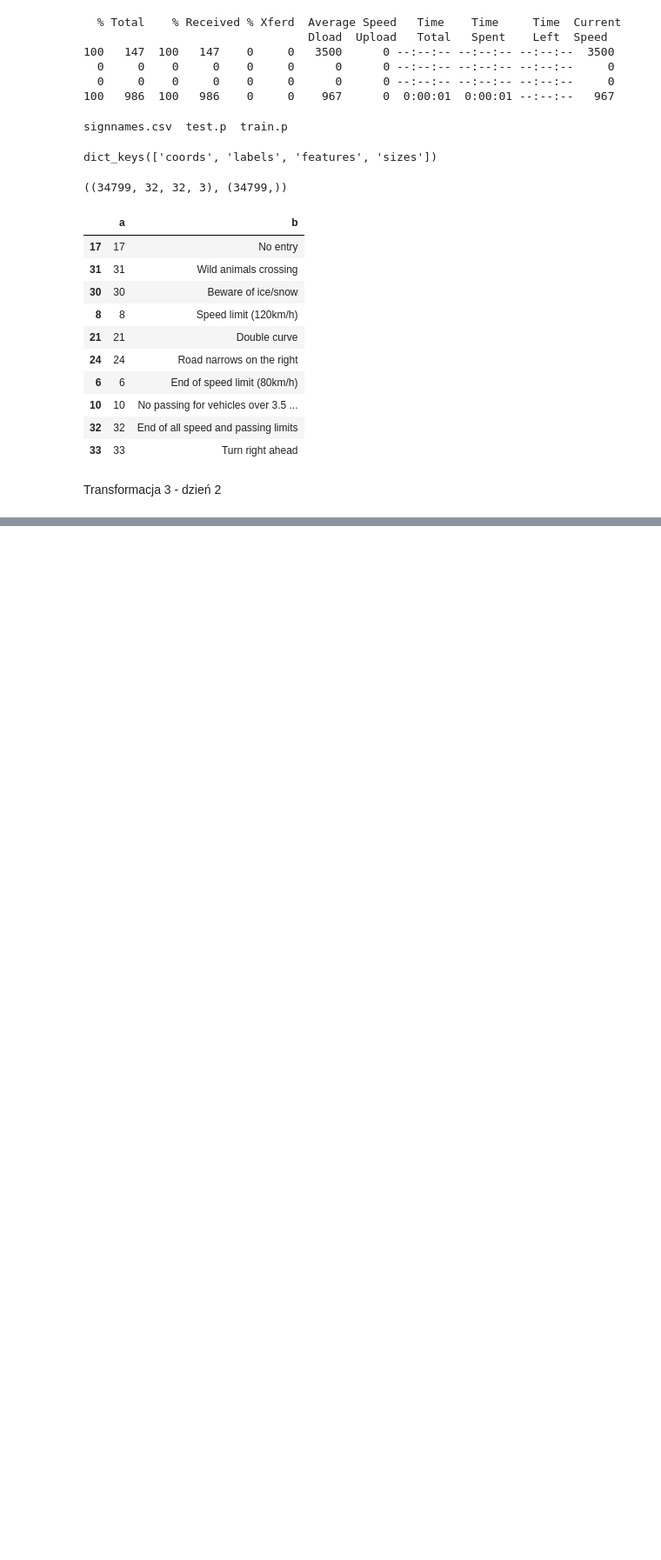
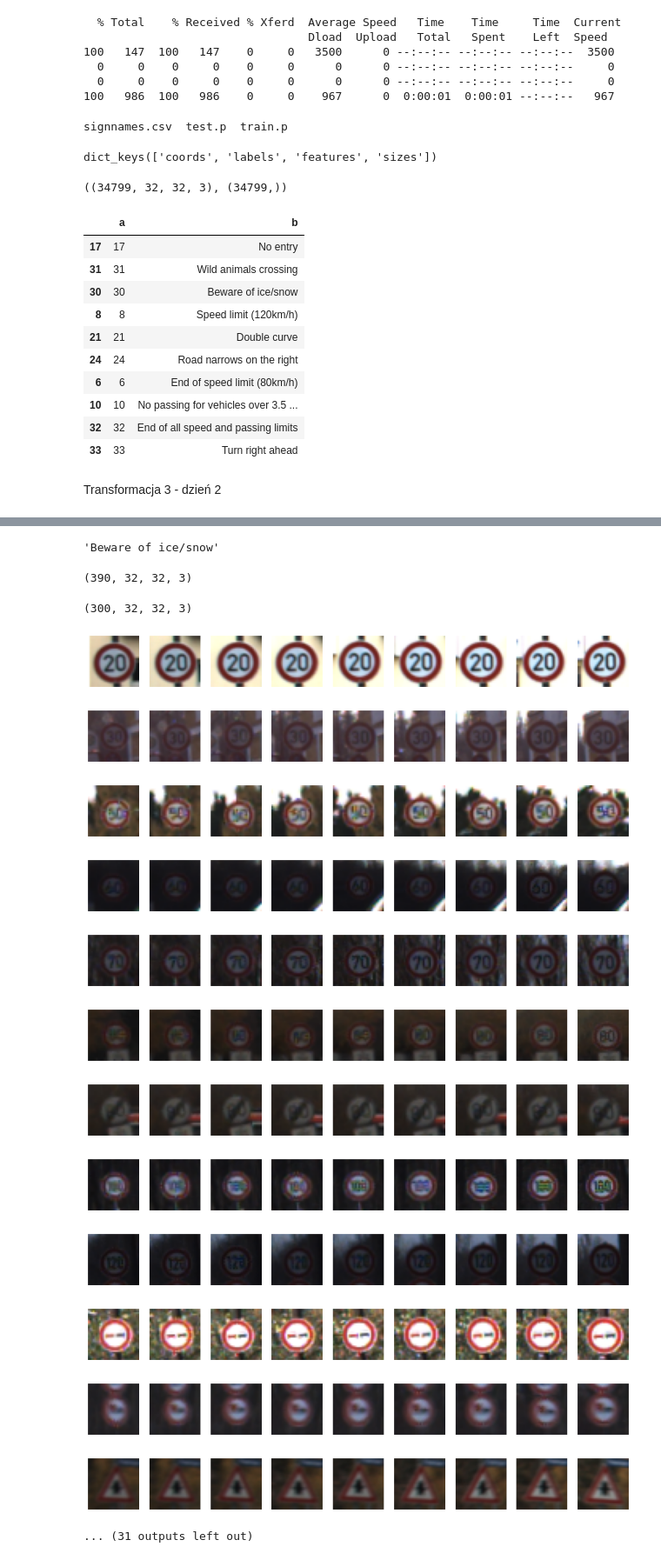
Before and after one commit to SebastianMichalMaciejewski/dw_matrix_road, a Jupyter notebook: day1_2.ipynb, the cells around one changed output, grey strips where cells are left out. Shown at 87% size. Saved outputs shown, nothing was run; the diff lists cells and outputs as text; code cells hidden in the pictures; blank space fills up the shorter version.

```diff
--- a/day1_2.ipynb
+++ b/day1_2.ipynb
@@ -119,0 +154,3 @@ Transformacja 3 - dzień 2
+# %%
+signs = pd.read_csv('data/signnames.csv')
+signs.head()
@@ -119,0 +185,42 @@ Transformacja 3 - dzień 2
+# %%
+dict_signs = signs.to_dict()['b']
+# %%
+dict_signs[30]
+# %% [output]
+'Beware of ice/snow'
+# %%
+# Chcemy zobaczyć ile jest znaków w całym data_set z id = 30
+X_train[y_train == 30].shape
+# %% [output]
+(390, 32, 32, 3)
+# %%
+X_train[y_train == 20].shape
+# %% [output]
+(300, 32, 32, 3)
+# %%
+for id_sign in dict_signs.keys():
+
+  given_signs = X_train[y_train == id_sign]
+
+  plt.figure(figsize = (15,5))
+  for i in range(9):
+    plt.subplot('19{0}'.format(i+1))
+    plt.imshow(given_signs[i])
+    plt.axis('off')
+
+plt.tight_layout()
+plt.show()
+# %% [output]
+[figure, added]
+[figure, added]
+[figure, added]
+[figure, added]
+[figure, added]
+[figure, added]
+[figure, added]
+[figure, added]
+[figure, added]
+[figure, added]
+[figure, added]
+[figure, added]
+... (31 outputs left out)
```
Also changed, not shown: parts of 17 cells of this notebook.
